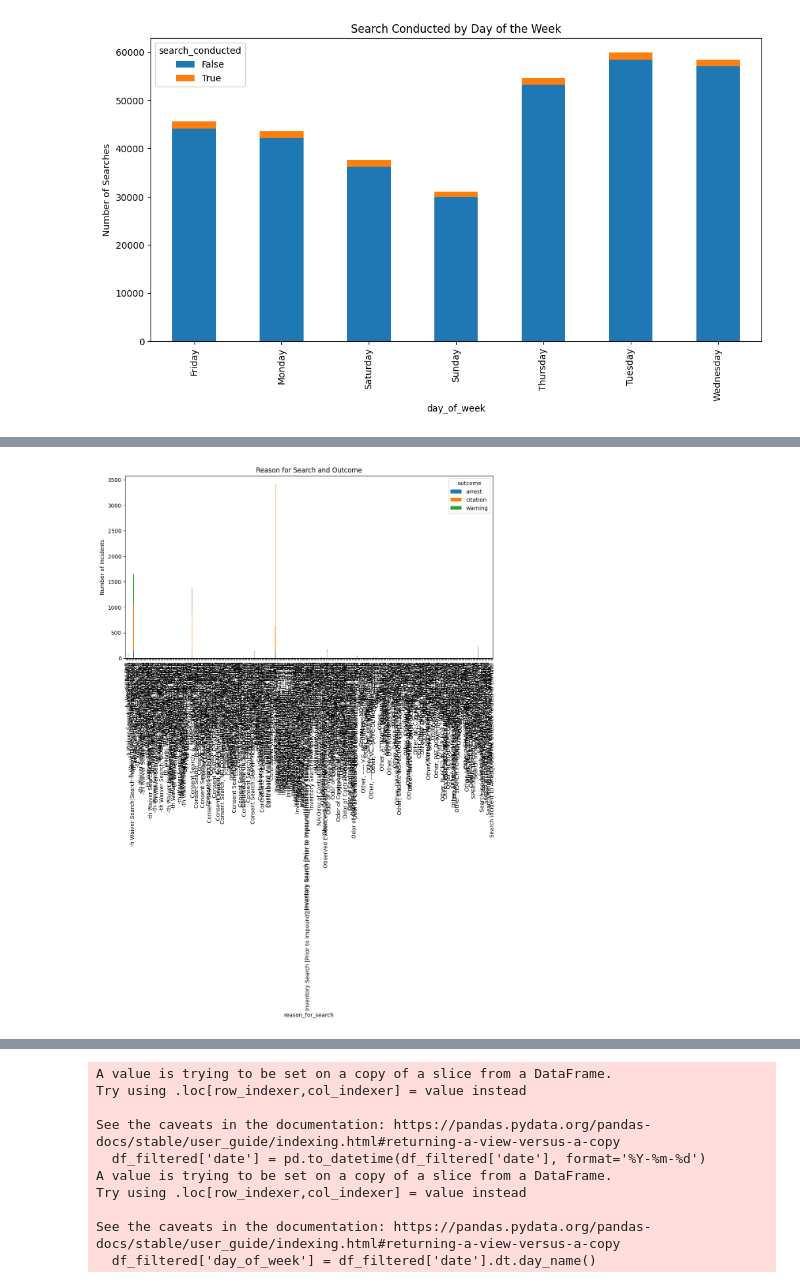
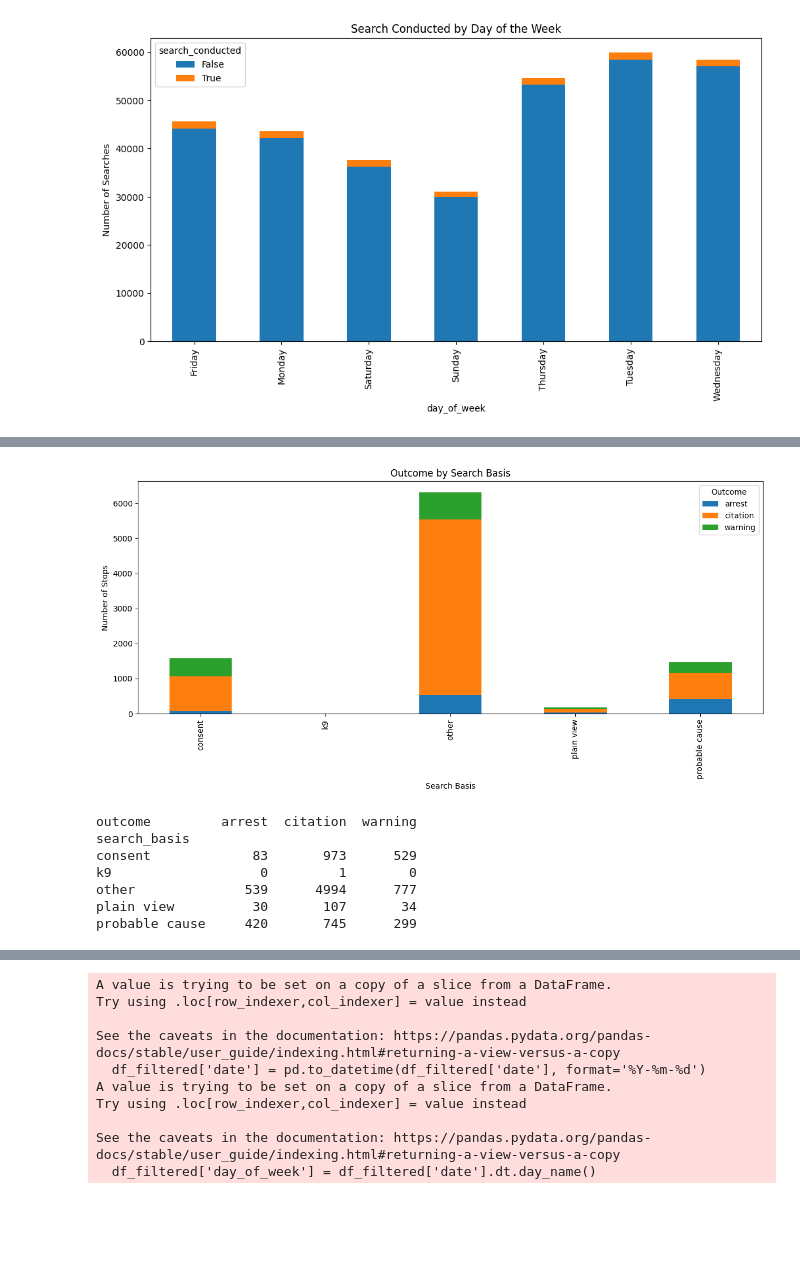
Before and after one commit to irmtou/CS577FinalProject, a Jupyter notebook: CS577FinalProject.ipynb, the cells around one changed output, grey strips where cells are left out. Drawn from its saved outputs; the diff is of its cells as text; code cells hidden in the pictures; blank space fills up the shorter version.

```diff
--- a/CS577FinalProject.ipynb
+++ b/CS577FinalProject.ipynb
@@ -512,8 +555,24 @@ plt.show()
 # %%
-search_reason_outcome = df_filtered.groupby(['reason_for_search', 'outcome']).size().unstack()
-search_reason_outcome.plot(kind='bar', stacked=True, figsize=(12, 6))
-plt.title('Reason for Search and Outcome')
-plt.ylabel('Number of Incidents')
+# Group by search_basis and outcome to get counts
+search_basis_outcome = df_filtered.groupby(['search_basis', 'outcome']).size().unstack(fill_value=0)
+
+# Plot the data as a stacked bar chart
+search_basis_outcome.plot(kind='bar', stacked=True, figsize=(12, 6))
+plt.title('Outcome by Search Basis')
+plt.xlabel('Search Basis')
+plt.ylabel('Number of Stops')
+plt.legend(title='Outcome')
+plt.tight_layout()
 plt.show()
+
+# Optionally, print the counts for inspection
+print(search_basis_outcome)
 # %% [output]
-[figure, old version]
+[figure, new version]
+outcome         arrest  citation  warning
+search_basis
+consent             83       973      529
+k9                   0         1        0
+other              539      4994      777
+plain view          30       107       34
+probable cause     420       745      299
```
Also changed, not shown: parts of 6 cells of this notebook.
